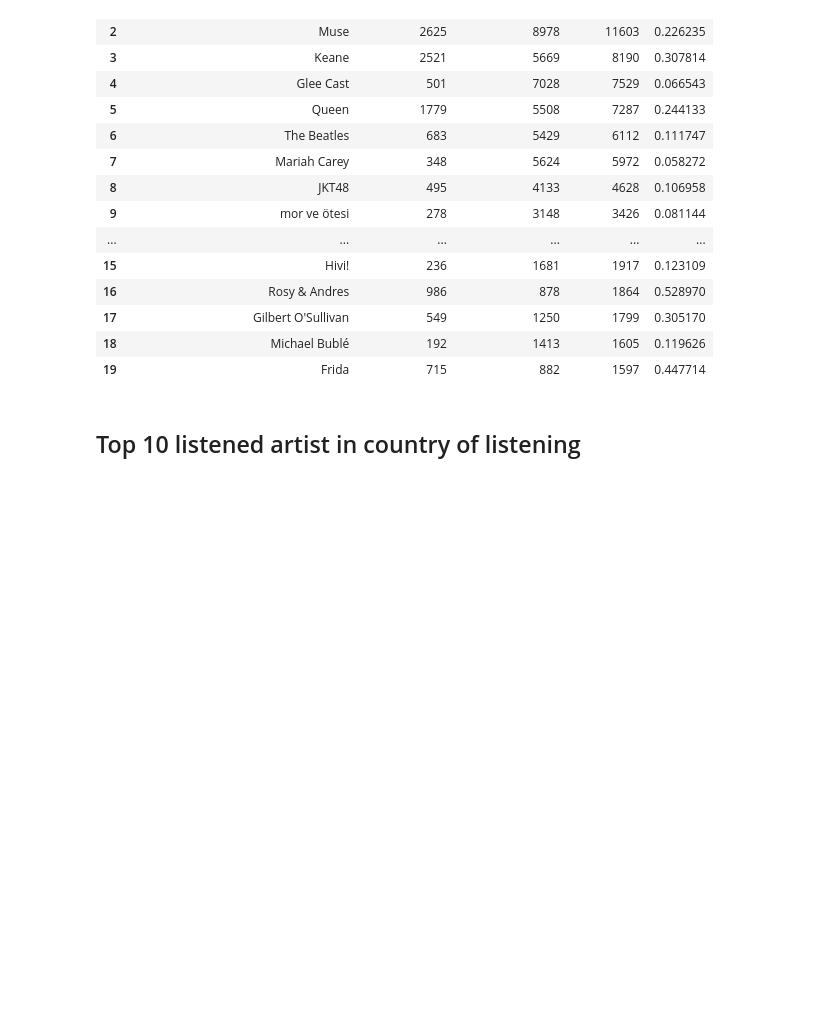
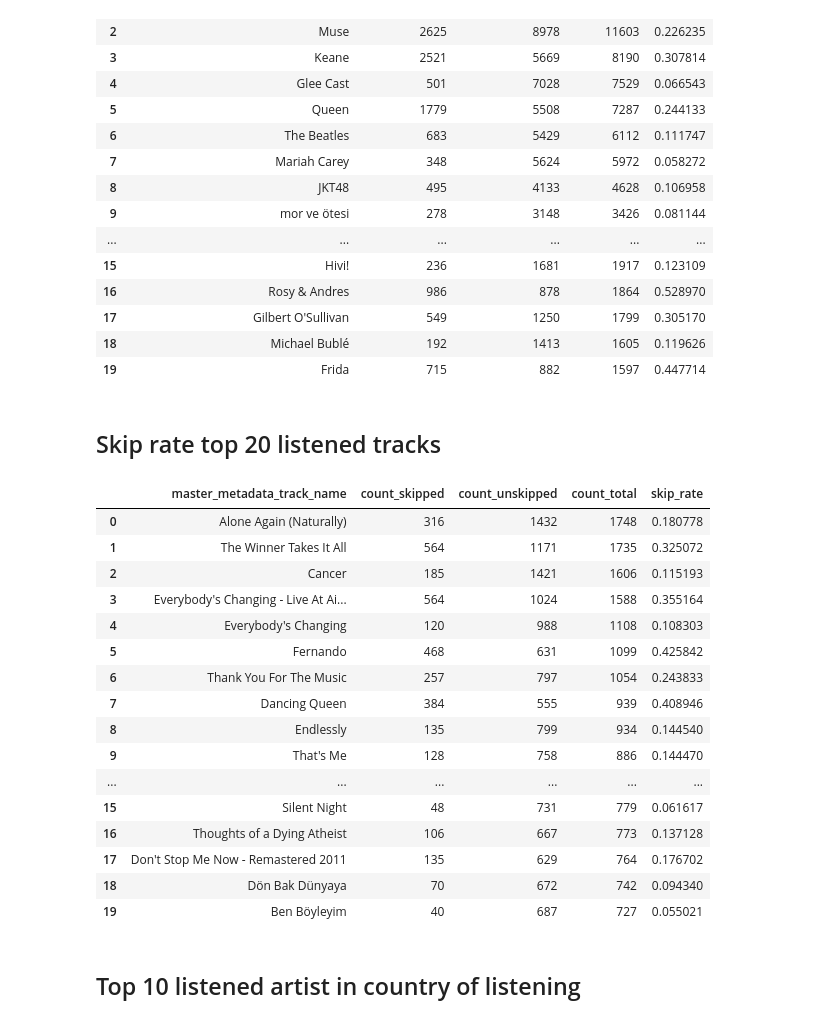
Before and after one commit to alanindra/alans_spotify, a Jupyter notebook: spotify_account_data/streaming_extended/streaming_extended_table.ipynb, the cells around one changed output. Saved outputs shown, nothing was run; the diff lists cells and outputs as text; code cells hidden in the pictures; blank space fills up the shorter version.

```diff
--- a/spotify_account_data/streaming_extended/streaming_extended_table.ipynb
+++ b/spotify_account_data/streaming_extended/streaming_extended_table.ipynb
@@ -328,6 +328,65 @@ display(df.head(20))
 | 19 | Frida | 715 | 882 | 1597 | 0.447714 |
 # %%
 # df.to_csv("most_skipped_artist.csv", index=False)
+# %% [markdown]
+## Skip rate top 20 listened tracks
+# %%
+query = """
+    with
+        track_skipped_status as (
+            select
+                master_metadata_track_name
+                , skipped
+                , count(*) count
+            from
+                extended_stream_table
+            where
+                ms_played <> 0
+                and master_metadata_track_name is not null
+            group by
+                master_metadata_track_name
+                , skipped
+        )
+
+    select
+        master_metadata_track_name
+        , sum(case when skipped = 1 then count else 0 end) as count_skipped
+        , sum(case when skipped = 0 then count else 0 end) as count_unskipped
+        , (sum(case when skipped = 1 then count else 0 end))+(sum(case when skipped = 0 then count else 0 end)) count_total
+        , (
+            cast(sum(case when skipped = 1 then count else 0 end) as real)
+            / (sum(count))
+        ) as skip_rate
+    from
+        track_skipped_status
+    group by
+        master_metadata_track_name
+    having
+        sum(count) > 250
+    order by count_total desc
+    ;
+"""
+# %%
+df = psql(query)
+display(df.head(20))
+# %% [output]
+|  | master_metadata_track_name | count_skipped | count_unskipped | count_total | skip_rate |
+| 0 | Alone Again (Naturally) | 316 | 1432 | 1748 | 0.180778 |
+| 1 | The Winner Takes It All | 564 | 1171 | 1735 | 0.325072 |
+| 2 | Cancer | 185 | 1421 | 1606 | 0.115193 |
+| 3 | Everybody's Changing - Live At Ai... | 564 | 1024 | 1588 | 0.355164 |
+| 4 | Everybody's Changing | 120 | 988 | 1108 | 0.108303 |
+| 5 | Fernando | 468 | 631 | 1099 | 0.425842 |
+| 6 | Thank You For The Music | 257 | 797 | 1054 | 0.243833 |
+| 7 | Dancing Queen | 384 | 555 | 939 | 0.408946 |
+| 8 | Endlessly | 135 | 799 | 934 | 0.144540 |
+| 9 | That's Me | 128 | 758 | 886 | 0.144470 |
+| ... | ... | ... | ... | ... | ... |
+| 15 | Silent Night | 48 | 731 | 779 | 0.061617 |
+| 16 | Thoughts of a Dying Atheist | 106 | 667 | 773 | 0.137128 |
+| 17 | Don't Stop Me Now - Remastered 2011 | 135 | 629 | 764 | 0.176702 |
+| 18 | Dön Bak Dünyaya | 70 | 672 | 742 | 0.094340 |
+| 19 | Ben Böyleyim | 40 | 687 | 727 | 0.055021 |
 # %% [markdown]
 ## Top 10 listened artist in country of listening
 # %%
```
